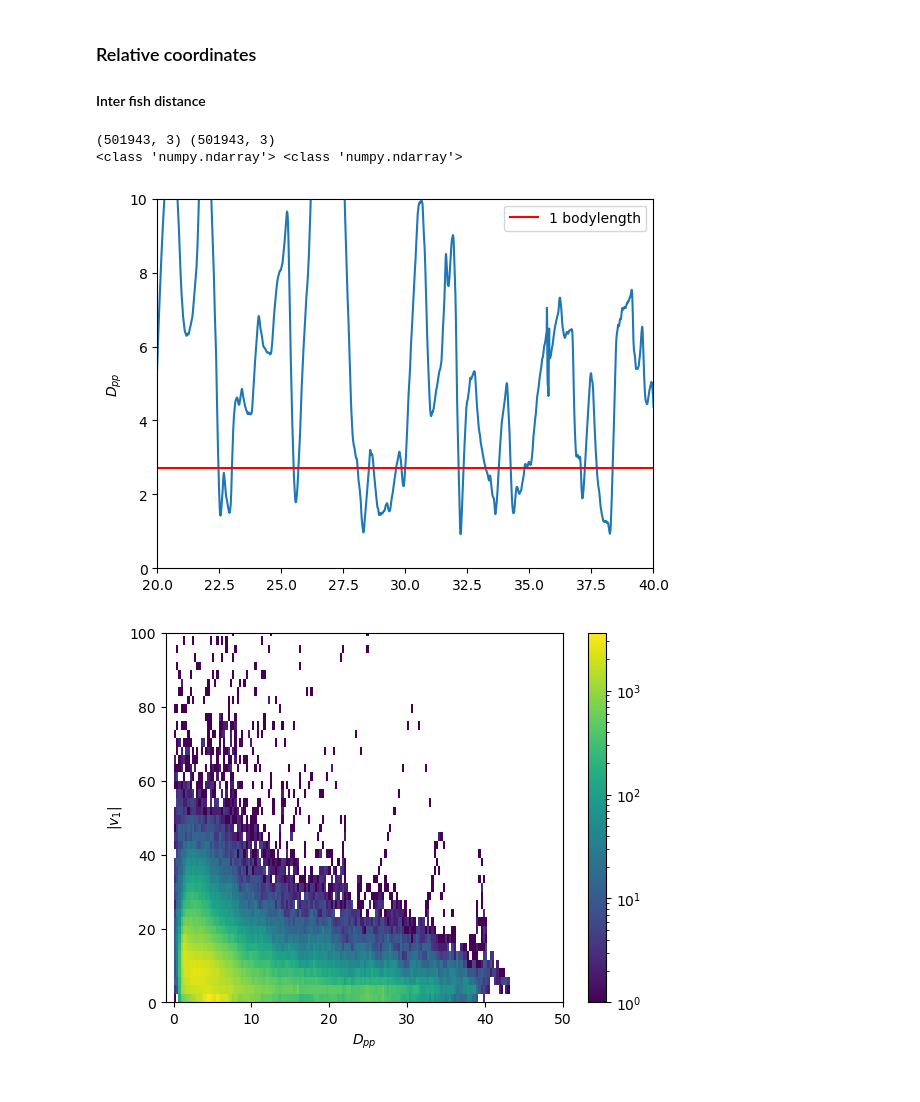
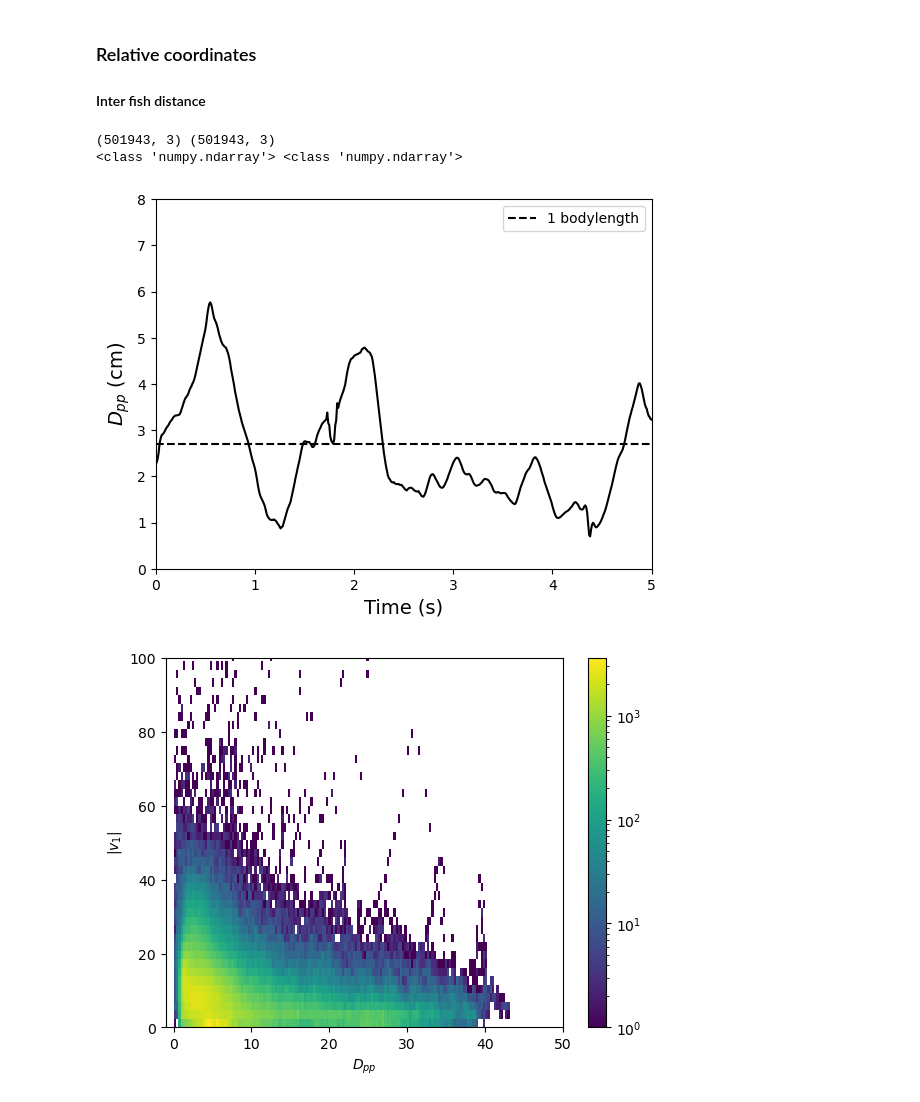
Before and after one commit to Marindevandijk/Thesis-clean, a Jupyter notebook: notebook_exploratory/analyse_data.ipynb, the cells around one changed output. Drawn from its saved outputs; the diff is of its cells as text; code cells hidden in the pictures.

```diff
--- a/notebook_exploratory/analyse_data.ipynb
+++ b/notebook_exploratory/analyse_data.ipynb
@@ -73,6 +49,5 @@ array([b'numFrames', b'numFish', b'numBodyPoints', b'XYZ'], dtype=object)
 # %%
-X = f["tracks_3D_smooth"]
-fish_nan = np.isnan(X).any(axis=(2,3))
+with h5py.File(path, "r") as f:
+    X = f["tracks_3D_smooth"][:]
 
-fish_nan.shape
-fish_nan.sum(axis=0)
+fish_nan = np.isnan(X).any(axis=(2, 3))
@@ -145,19 +113,20 @@ orientation_fish1 = vector_fish1/np.linalg.norm(vector_fish1, axis=1, keepdims=T
 theta0 = np.arctan2(orientation_fish0[:, 1],  orientation_fish0[:, 0])
 print(theta0.shape)
 theta1 = np.arctan2(orientation_fish1[:, 1], orientation_fish1[:, 0])
+theta0_u = np.unwrap(theta0)
 
-dt = 0.01
+theta1_u = np.unwrap(theta1)
+
+theta1_u_close = theta1_u
 
 t = np.arange(len(theta0))*dt
-plt.plot(t, theta0, label= 'fish  0')
-plt.plot(t,theta1, label = 'fish 1')
-plt.yticks(
-    [-np.pi, -np.pi/2, 0, np.pi/2, np.pi],
-    [r"$-\pi$", r"$-\pi/2$", "0", r"$\pi/2$", r"$\pi$"]
-)
-#plt.xlim(13,16)
-plt.ylim(-np.pi, np.pi)
-plt.xlim(36,38)
+plt.plot(t, theta0_u, color="red")
+plt.plot(t,theta1_u_close, color="blue")
+#plt.yticks([-np.pi, -np.pi/2, 0, np.pi/2, np.pi],[r"$-\pi$", r"$-\pi/2$", "0", r"$\pi/2$", r"$\pi$"])
+
+#plt.ylim(-3*np.pi,2* np.pi)
+#plt.xlim(36,40)
+plt.xlim(00,50)
 plt.ylabel('Orientation xy plane')
 plt.xlabel('Time')
 plt.legend()
@@ -210,21 +211,23 @@ plt.scatter(x1,y1)
 # %%
 print(pec_fish0.shape, pec_fish1.shape)
 print(type(pec_fish0), type(pec_fish1))
 r = pec_fish1 - pec_fish0
 d = np.linalg.norm(r, axis=1)
 t_d = np.arange(len(d))*dt
-plt.plot(t_d,d)
-plt.axhline(y=2.7, color='r', linestyle='-',label = '1 bodylength')
+plt.plot(t_d,d,color ='black')
+plt.axhline(y=2.7, color='black', linestyle='--',label = '1 bodylength')
 #plt.xlim(100,104)
-plt.xlim(20,40)
-plt.ylim(0,10)
-plt.ylabel(r'$D_{pp}$')
+plt.ylim(0,8)
+plt.xlim(379.3,384.3)
+plt.xticks([ 379.3,380.3, 381.3, 382.3, 383.3, 384.3], ["0", "1", "2", "3", "4", "5"])
+plt.ylabel(r'$D_{pp}$ (cm)',size=14)
 plt.legend()
+plt.xlabel("Time (s)",size=14)
 plt.show()
 # %% [output]
 (501943, 3) (501943, 3)
 <class 'numpy.ndarray'> <class 'numpy.ndarray'>
-[figure, old version]
+[figure, new version]
 # %%
 d=d[1:]
 mask = ~np.isnan(speed_fish0) & ~np.isnan(d)
```
Also changed, not shown: parts of 18 cells of this notebook, 17 other files.
